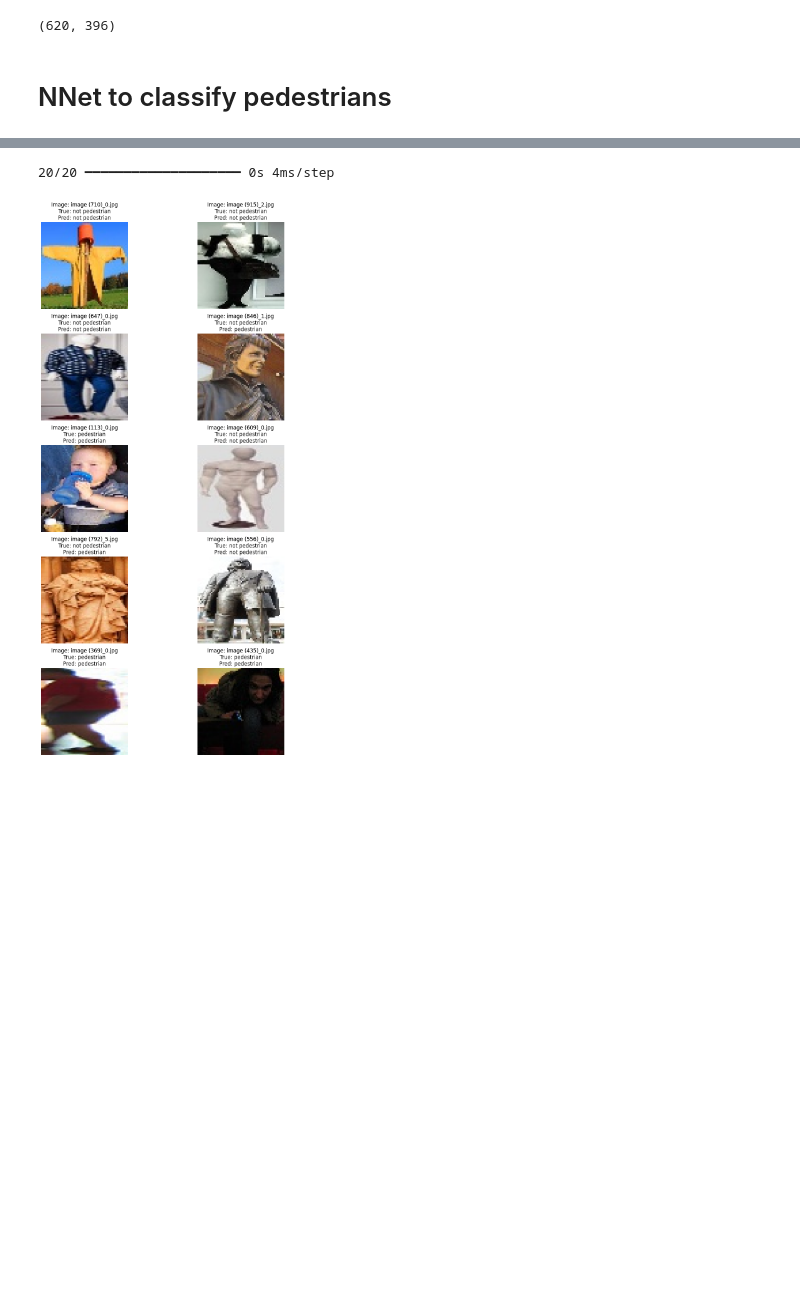
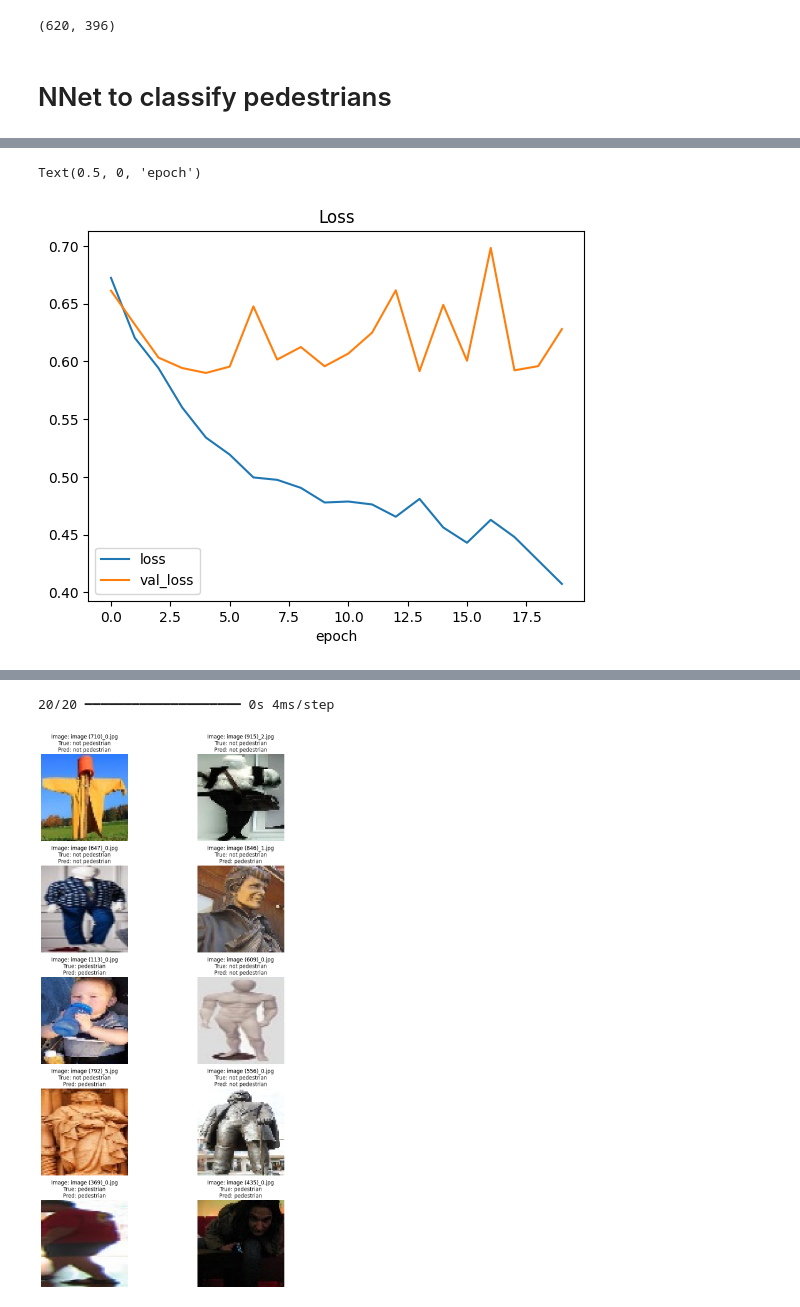
Before and after one commit to alcalderagl/self_driving_car, a Jupyter notebook: notebooks/02_nn_pedestrian_detection.ipynb, the cells around one changed output, grey strips where cells are left out. Saved outputs shown, nothing was run; the diff lists cells and outputs as text; code cells hidden in the pictures; blank space fills up the shorter version.

```diff
--- a/notebooks/02_nn_pedestrian_detection.ipynb
+++ b/notebooks/02_nn_pedestrian_detection.ipynb
@@ -198,0 +273,9 @@ Test Accuracy: 0.76
+# %%
+plt.plot(history.history['loss'])
+plt.plot(history.history['val_loss'])
+plt.legend(['loss', 'val_loss'])
+plt.title('Loss')
+plt.xlabel('epoch')
+# %% [output]
+Text(0.5, 0, 'epoch')
+[figure, added]
```
Also changed, not shown: parts of 18 cells of this notebook.
